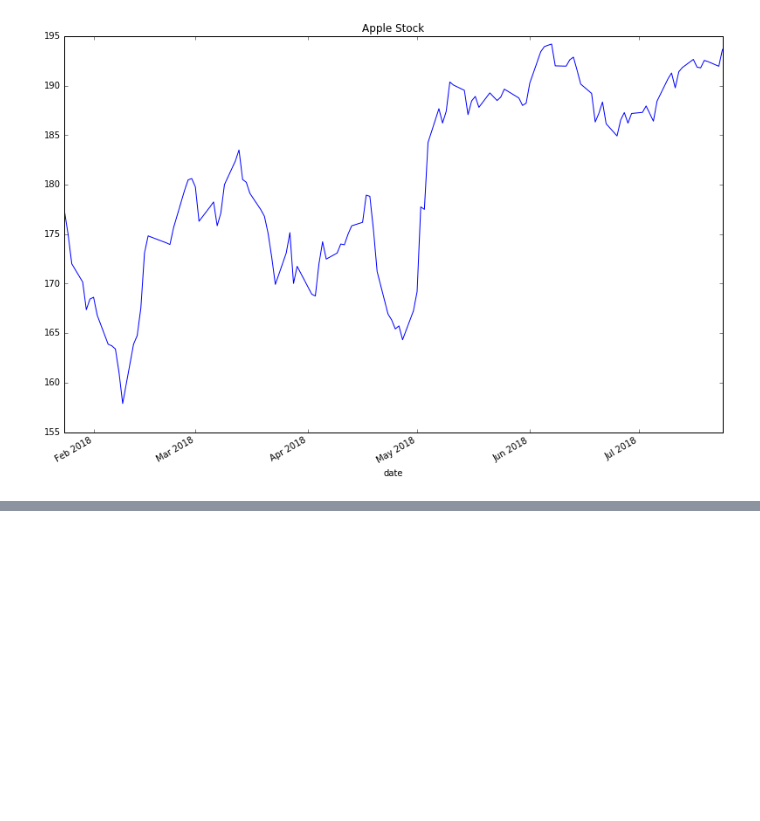
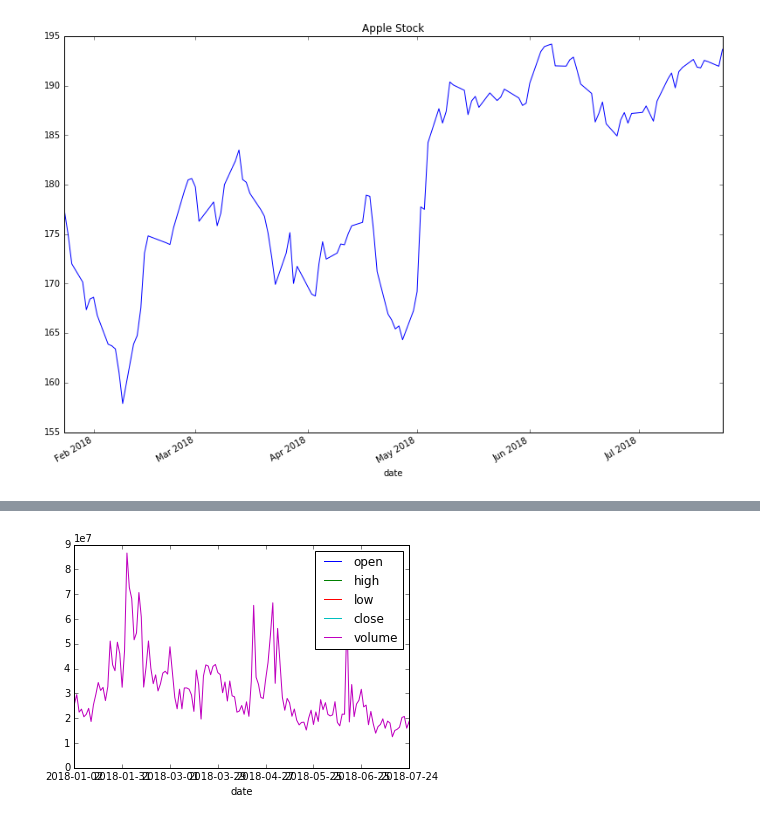
Before and after one commit to sidhu177/DataSci, a Jupyter notebook: test-csv.ipynb, the cells around one changed output, grey strips where cells are left out. Saved outputs shown, nothing was run; the diff lists cells and outputs as text; code cells hidden in the pictures; blank space fills up the shorter version.

```diff
--- a/test-csv.ipynb
+++ b/test-csv.ipynb
@@ -92,0 +104,6 @@ fig.set_size_inches(13.5, 9)
+# %%
+start = datetime(2018, 1, 1)
+end = datetime(2018, 7, 24)
+
+df = get_historical_data("AAPL", start=start, end=end, output_format='pandas')
+df.tail()
@@ -92,0 +118,5 @@ fig.set_size_inches(13.5, 9)
+# %%
+df.plot()
+plt.show()
+# %% [output]
+[figure, added]
```
Also changed, not shown: parts of 4 cells of this notebook.
